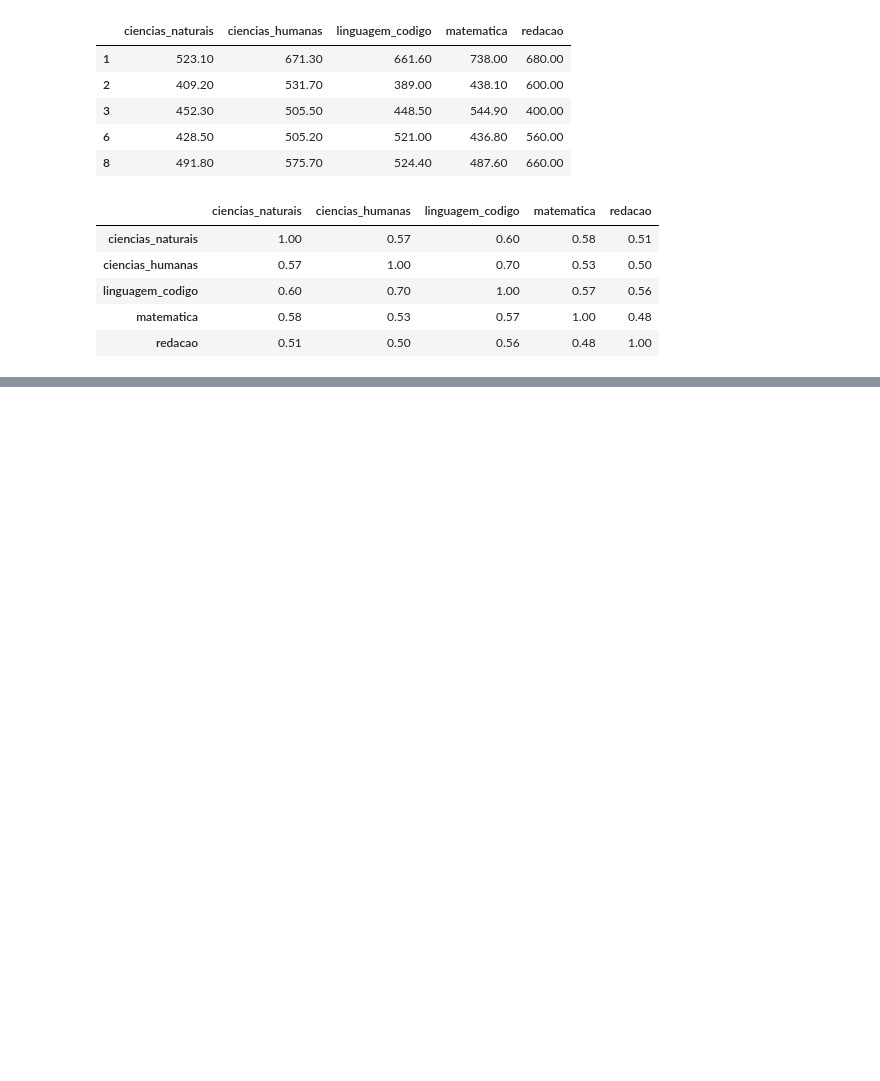
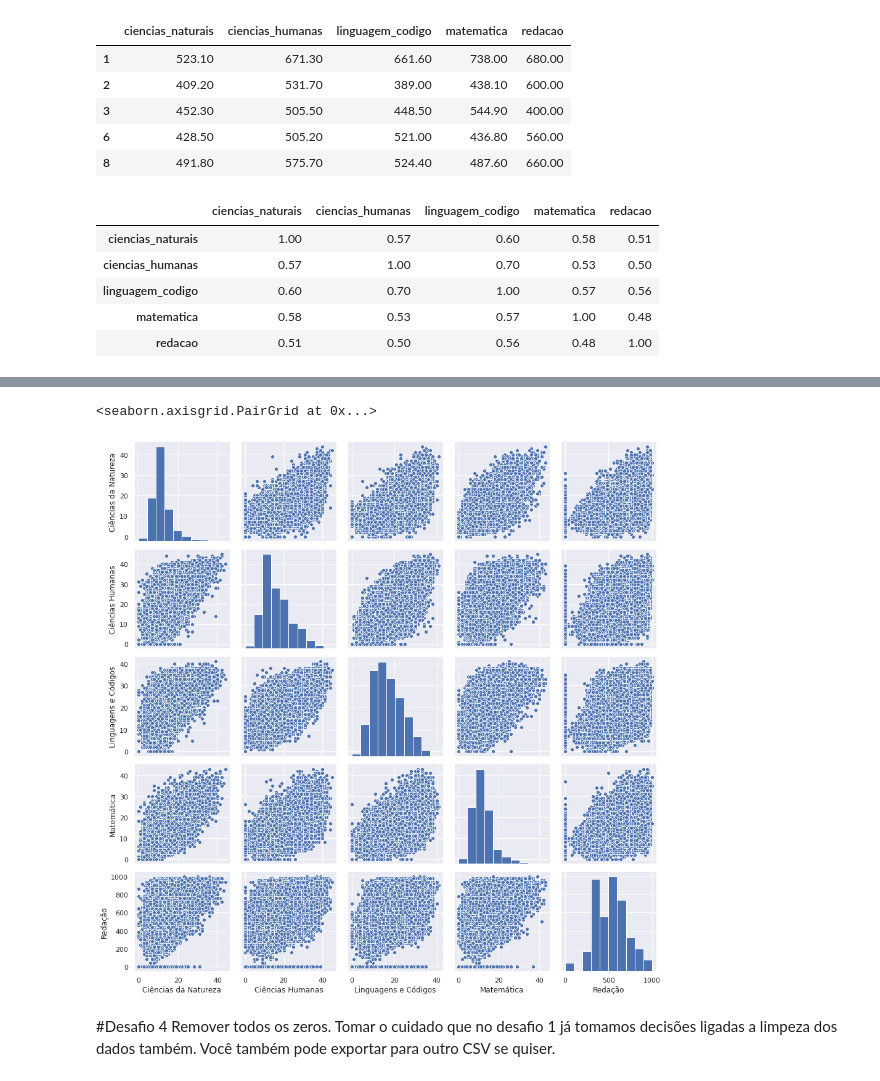
Before and after one commit to RobsonCrLira/QuarentenaDadosAlura, a Jupyter notebook: Desafios_Aula_4.ipynb, the cells around one changed output, grey strips where cells are left out. Cells and saved outputs as stored; diff of their text form; code cells hidden in the pictures; blank space fills up the shorter version.

```diff
--- a/Desafios_Aula_4.ipynb
+++ b/Desafios_Aula_4.ipynb
@@ -70,22 +72,3 @@ corr
 | linguagem_codigo | 0.60 | 0.70 | 1.00 | 0.57 | 0.56 |
 | matematica | 0.58 | 0.53 | 0.57 | 1.00 | 0.48 |
 | redacao | 0.51 | 0.50 | 0.56 | 0.48 | 1.00 |
-# %%
-from string import ascii_letters
-import numpy as np
-import pandas as pd
-import seaborn as sns
-import matplotlib.pyplot as plt
-
-# Generate a mask for the upper triangle
-mask = np.triu(np.ones_like(corr, dtype=np.bool))
-
-# Set up the matplotlib figure
-f, ax = plt.subplots(figsize=(11, 9))
-
-# Generate a custom diverging colormap
-cmap = sns.diverging_palette(220, 10, as_cmap=True)
-
-# Draw the heatmap with the mask and correct aspect ratio
-sns.heatmap(corr, mask=mask, cmap=cmap, vmax=.3, center=0,
-            square=True, linewidths=.5, cbar_kws={"shrink": .5})
@@ -104,0 +121,16 @@ sns.pairplot(dados_notas)
+# %%
+def contagem_de_acertos(aluno,materia):
+  respostas = aluno.get(f'TX_RESPOSTAS_{materia}')
+  gabarito = aluno.get(f'TX_GABARITO_{materia}')
+
+  if (type(respostas) != str or type(gabarito) != str):
+    return 0
+
+  return sum(a==b for a, b in zip(respostas, gabarito))
+# %%
+dados_acertos = gabarito_resposta.copy()
+
+dados_acertos['NU_RESPOSTAS_CORRETAS_CN'] = dados_acertos.apply(contagem_de_acertos, materia='CN', axis=1)
+dados_acertos['NU_RESPOSTAS_CORRETAS_CH'] = dados_acertos.apply(contagem_de_acertos, materia='CH', axis=1)
+dados_acertos['NU_RESPOSTAS_CORRETAS_LC'] = dados_acertos.apply(contagem_de_acertos, materia='LC', axis=1)
+dados_acertos['NU_RESPOSTAS_CORRETAS_MT'] = dados_acertos.apply(contagem_de_acertos, materia='MT', axis=1)
@@ -104,0 +146,12 @@ sns.pairplot(dados_notas)
+# %%
+num_questoes_acertadas = dados_acertos[['NU_RESPOSTAS_CORRETAS_CN', 'NU_RESPOSTAS_CORRETAS_CH', 'NU_RESPOSTAS_CORRETAS_LC', 'NU_RESPOSTAS_CORRETAS_MT', 'NU_NOTA_REDACAO']]
+num_questoes_acertadas.columns = ['Ciências da Natureza', 'Ciências Humanas', 'Linguagens e Códigos', 'Matemática', 'Redação']
+
+sns.set()
+sns.pairplot(num_questoes_acertadas)
+# %% [output]
+<seaborn.axisgrid.PairGrid at 0x...>
+[figure, added]
+# %% [markdown]
+#Desafio 4
+Remover todos os zeros. Tomar o cuidado que no desafio 1 já tomamos decisões ligadas a limpeza dos dados também. Você também pode exportar para outro CSV se quiser.
```
Also changed, not shown: parts of 19 cells of this notebook.
